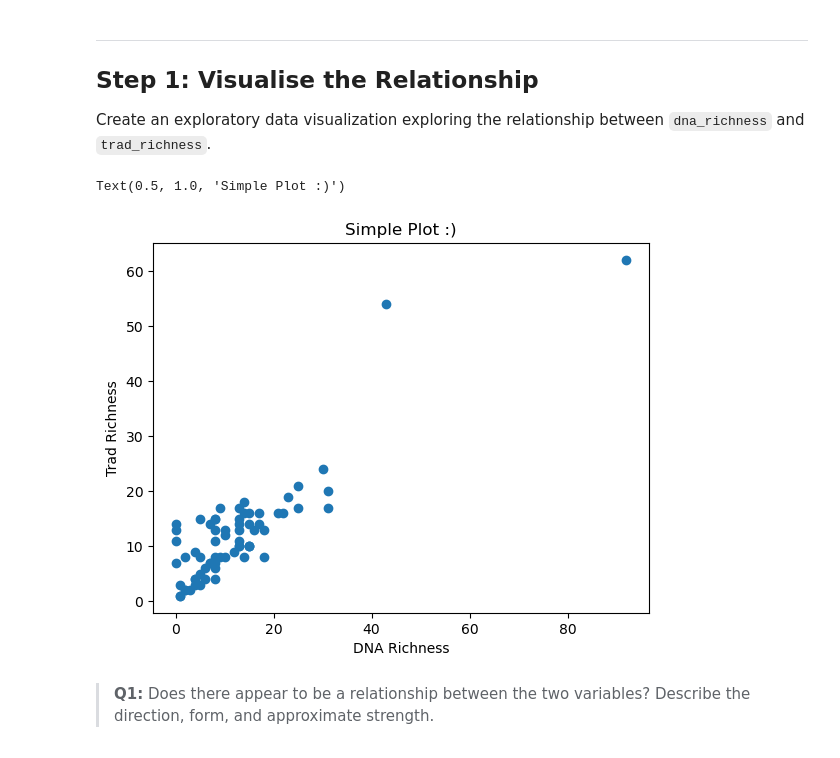
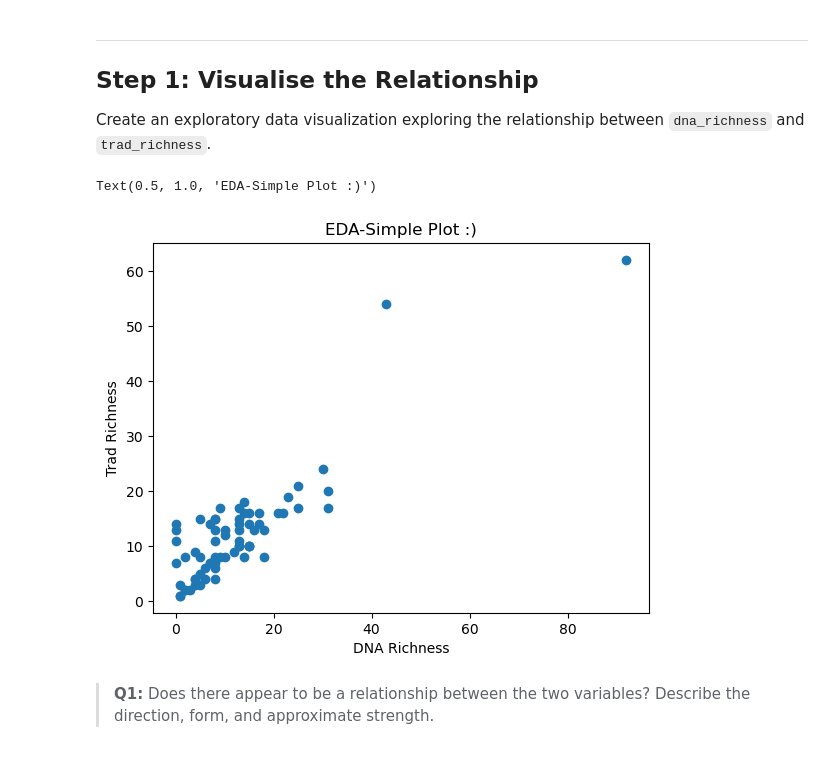
Before and after one commit to marietolteca00/assignment-1, a Jupyter notebook: task2/hw1-task2.ipynb, the cells around one changed output. Cells and saved outputs as stored; diff of their text form; code cells hidden in the pictures.

Commit message:
Text fix on exercise 2

```diff
--- a/task2/hw1-task2.ipynb
+++ b/task2/hw1-task2.ipynb
@@ -64,11 +64,11 @@ Create an exploratory data visualization exploring the relationship between `dna
 # %%
 plt.scatter(df['dna_richness'],df['trad_richness'])
 plt.xlabel("DNA Richness")
 plt.ylabel("Trad Richness")
-plt.title("Simple Plot :)")
+plt.title("EDA-Simple Plot :)")
 # %% [output]
-Text(0.5, 1.0, 'Simple Plot :)')
+Text(0.5, 1.0, 'EDA-Simple Plot :)')
-[figure, old version]
+[figure, new version]
 # %% [markdown]
 > **Q1:** Does there appear to be a relationship between the two variables? Describe the direction, form, and approximate strength.
 # %% [markdown]
```
Also changed, not shown: parts of 5 cells of this notebook.
